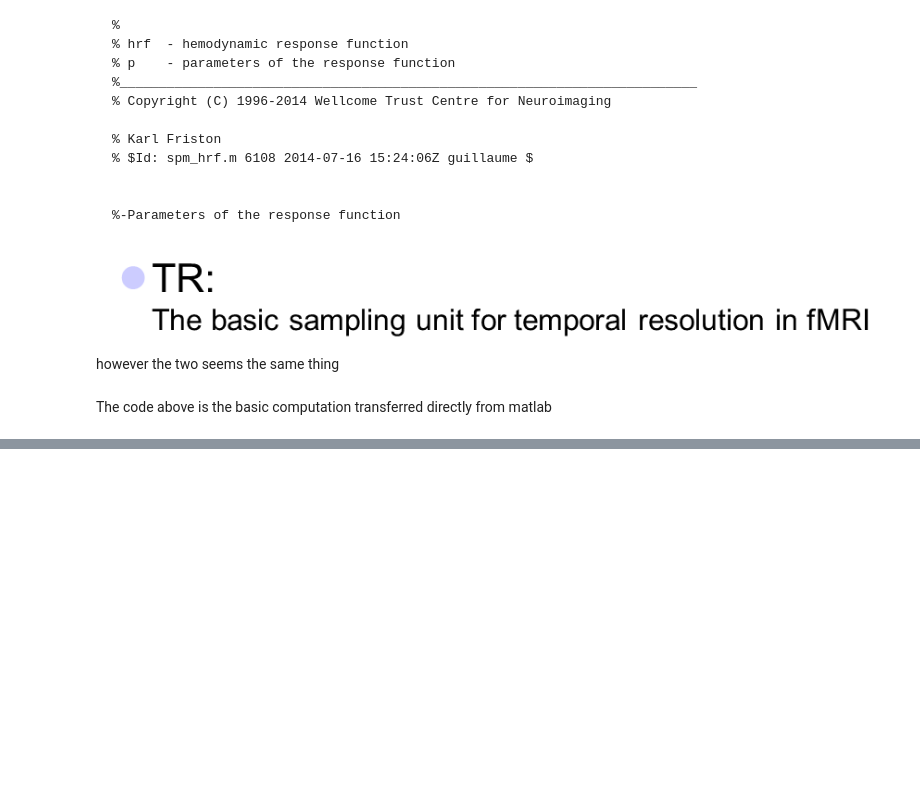
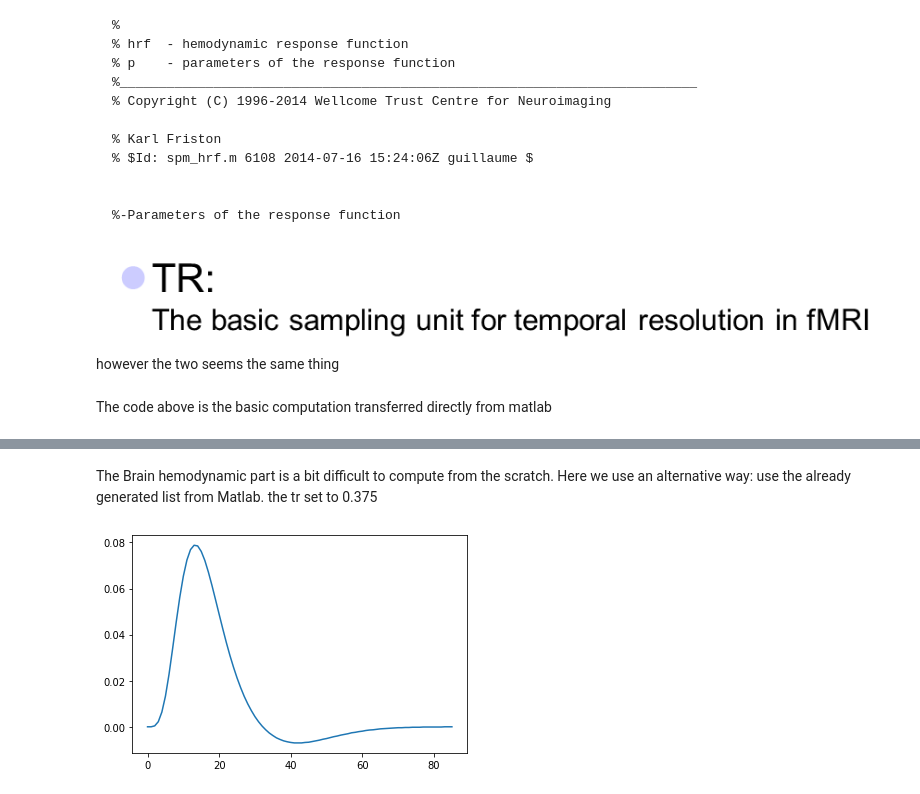
Before and after one commit to TheOnlylight/C, a Jupyter notebook: BrainExplanation.ipynb, the cells around one changed output, grey strips where cells are left out. Cells and saved outputs as stored; diff of their text form; code cells hidden in the pictures; blank space fills up the shorter version.

```diff
--- a/BrainExplanation.ipynb
+++ b/BrainExplanation.ipynb
@@ -301,5 +121,7 @@ class xBF:
 # %%
 sb = xBF(100,'hrf',1000,0,0.1,0)
 print(sb.dt)
+
+hrf = spm_hrf()
 # %% [output]
 100
@@ -308,0 +129,13 @@ NameError: ignored
+# %% [markdown]
+The Brain hemodynamic part is a bit difficult to compute from the scratch. Here we use an alternative way: use the already generated list from Matlab. the tr set to 0.375
+# %%
+hrf = [0.0, 0.0, 0.0004, 0.0022, 0.0064, 0.0133, 0.0228, 0.0339, 0.0454, 0.0562, 0.0654, 0.0724, 0.0769, 0.0788, 0.0785, 0.0761, 0.0722, 0.0671, 0.0613, 0.0551, 0.0488, 0.0426, 0.0366, 0.031, 0.0259, 0.0212, 0.017, 0.0132, 0.0099, 0.007, 0.0044, 0.0022, 0.0003, -0.0013, -0.0027, -0.0038, -0.0048, -0.0055, -0.0061, -0.0065, -0.0068, -0.007, -0.007, -0.007, -0.0068, -0.0067, -0.0064, -0.0061, -0.0058, -0.0054, -0.0051, -0.0047, -0.0043, -0.004, -0.0036, -0.0033, -0.003, -0.0026, -0.0024, -0.0021, -0.0019, -0.0016, -0.0014, -0.0013, -0.0011, -0.0009, -0.0008, -0.0007, -0.0006, -0.0005, -0.0004, -0.0004, -0.0003, -0.0003, -0.0002, -0.0002, -0.0002, -0.0001, -0.0001, -0.0001, -0.0001, -0.0001, -0.0001, -0.0, -0.0, -0.0]
+import matplotlib.pyplot as plt
+x = pd.arange(0,len(hrf))
+fig, ax = plt.subplots()
+
+# Using set_dashes() to modify dashing of an existing line
+line1, = ax.plot(x, hrf, label='Using set_dashes()')
+hrff = [0.0, 0.0, 0.0002, 0.001, 0.0031, 0.0068, 0.0122, 0.0192, 0.0272, 0.0356, 0.0438, 0.0512, 0.0574, 0.0622, 0.0654, 0.0671, 0.0673, 0.0661, 0.0639, 0.0608, 0.057, 0.0528, 0.0483, 0.0436, 0.0391, 0.0346, 0.0303, 0.0263, 0.0225, 0.0191, 0.0159, 0.013, 0.0104, 0.008, 0.0059, 0.004, 0.0024, 0.0009, -0.0004, -0.0015, -0.0024, -0.0033, -0.004, -0.0045, -0.005, -0.0054, -0.0056, -0.0058, -0.0059, -0.006, -0.006, -0.0059, -0.0058, -0.0056, -0.0054, -0.0052, -0.005, -0.0047, -0.0045, -0.0042, -0.0039, -0.0037, -0.0034, -0.0032, -0.0029, -0.0027, -0.0024, -0.0022, -0.002, -0.0018, -0.0016, -0.0015, -0.0013, -0.0012, -0.001, -0.0009, -0.0008, -0.0007, -0.0006, -0.0006, -0.0005, -0.0004, -0.0004, -0.0003, -0.0003, -0.0002, -0.0002, -0.0002, -0.0002, -0.0001, -0.0001, -0.0001, -0.0001, -0.0001, -0.0001, -0.0001, -0.0, -0.0, -0.0, -0.0, -0.0]
+# %% [output]
+[figure, added]
```
Also changed, not shown: parts of 7 cells of this notebook.
